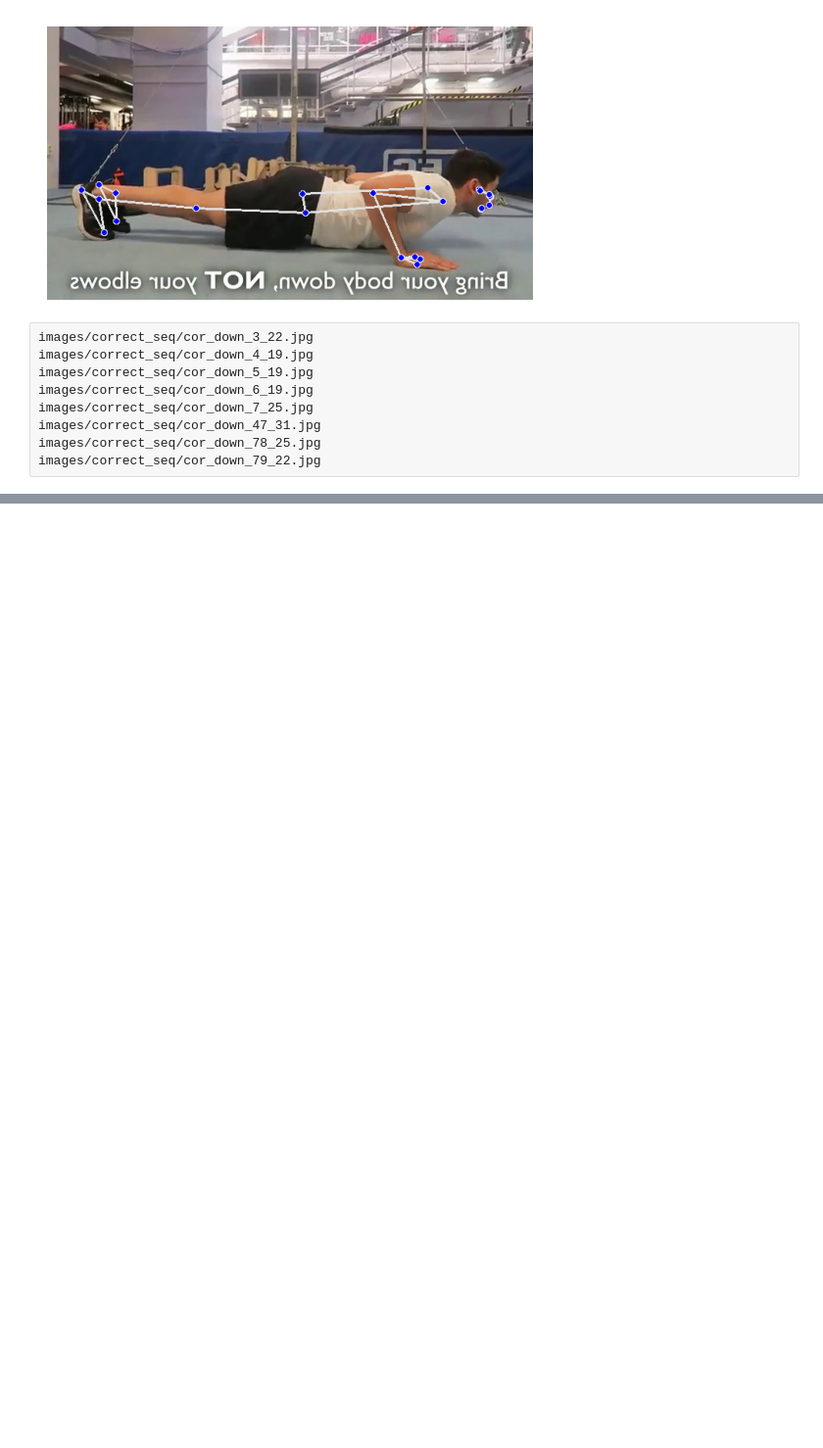
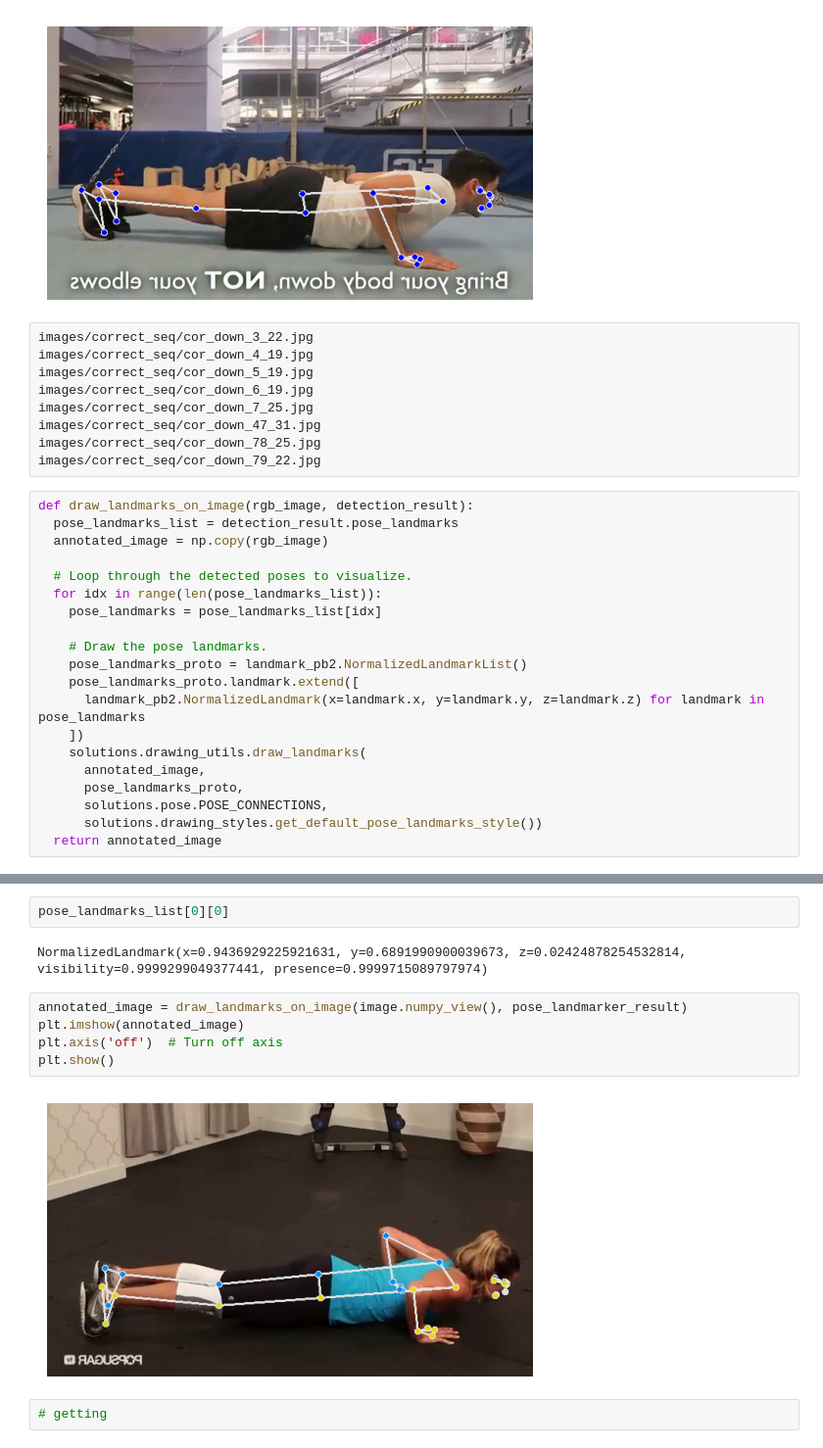
Before and after one commit to jpedroag/PMBA, a Jupyter notebook: C_distances.ipynb, the cells around one changed output, grey strips where cells are left out. Shown: that part at 98% size. Drawn from its saved outputs; the diff is of its cells as text; blank space fills up the shorter version.

```diff
--- a/C_distances.ipynb
+++ b/C_distances.ipynb
@@ -183,3 +183,23 @@ images/correct_seq/cor_down_7_25.jpg
 images/correct_seq/cor_down_47_31.jpg
 images/correct_seq/cor_down_78_25.jpg
 images/correct_seq/cor_down_79_22.jpg
+# %%
+def draw_landmarks_on_image(rgb_image, detection_result):
+  pose_landmarks_list = detection_result.pose_landmarks
+  annotated_image = np.copy(rgb_image)
+
+  # Loop through the detected poses to visualize.
+  for idx in range(len(pose_landmarks_list)):
+    pose_landmarks = pose_landmarks_list[idx]
+
+    # Draw the pose landmarks.
+    pose_landmarks_proto = landmark_pb2.NormalizedLandmarkList()
+    pose_landmarks_proto.landmark.extend([
+      landmark_pb2.NormalizedLandmark(x=landmark.x, y=landmark.y, z=landmark.z) for landmark in pose_landmarks
+    ])
+    solutions.drawing_utils.draw_landmarks(
+      annotated_image,
+      pose_landmarks_proto,
+      solutions.pose.POSE_CONNECTIONS,
+      solutions.drawing_styles.get_default_pose_landmarks_style())
+  return annotated_image
@@ -185,0 +255,13 @@ images/correct_seq/cor_down_79_22.jpg
+# %%
+pose_landmarks_list[0][0]
+# %% [output]
+NormalizedLandmark(x=0.9436929225921631, y=0.6891990900039673, z=0.02424878254532814, visibility=0.9999299049377441, presence=0.9999715089797974)
+# %%
+annotated_image = draw_landmarks_on_image(image.numpy_view(), pose_landmarker_result)
+plt.imshow(annotated_image)
+plt.axis('off')  # Turn off axis
+plt.show()
+# %% [output]
+[figure, added]
+# %%
+# getting
```
Also changed, not shown: parts of 2 cells of this notebook, 1 other file.
